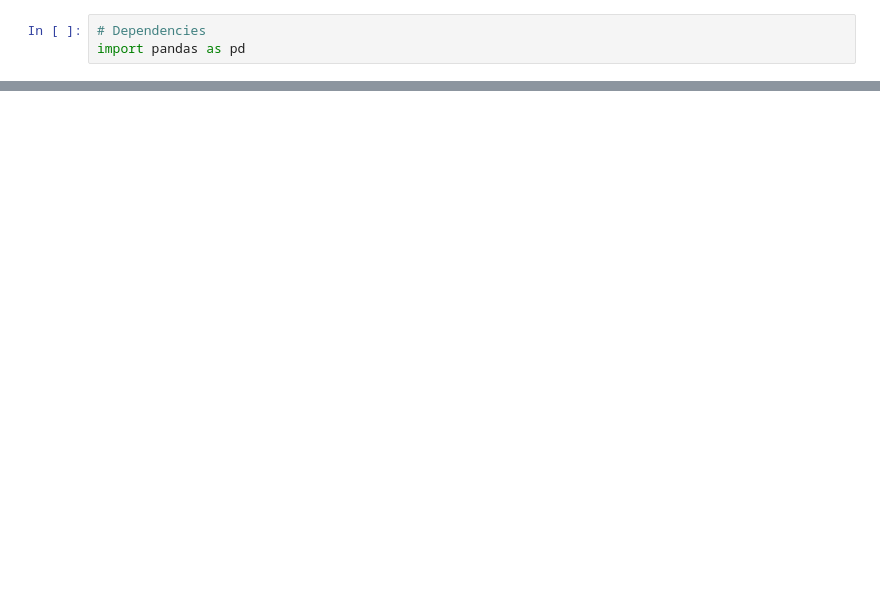
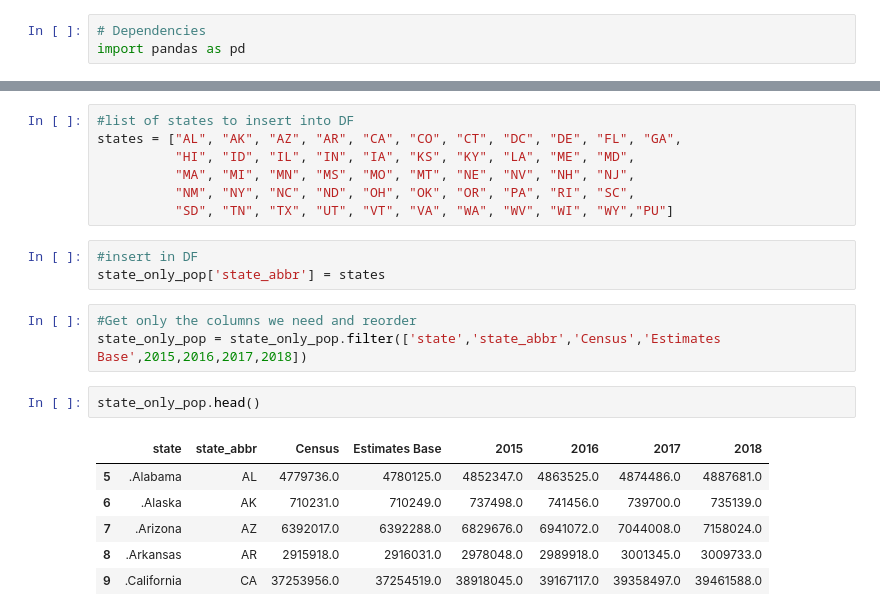
Before and after one commit to Rshn8411/ETL_project, a Jupyter notebook: Cleaning 2010-2019_Population_Data.ipynb, the cells around one changed output, grey strips where cells are left out. Saved outputs shown, nothing was run; the diff lists cells and outputs as text; blank space fills up the shorter version.

```diff
--- a/Cleaning 2010-2019_Population_Data.ipynb
+++ b/Cleaning 2010-2019_Population_Data.ipynb
@@ -28,0 +71,22 @@ population.dropna()
+# %%
+#list of states to insert into DF
+states = ["AL", "AK", "AZ", "AR", "CA", "CO", "CT", "DC", "DE", "FL", "GA",
+          "HI", "ID", "IL", "IN", "IA", "KS", "KY", "LA", "ME", "MD",
+          "MA", "MI", "MN", "MS", "MO", "MT", "NE", "NV", "NH", "NJ",
+          "NM", "NY", "NC", "ND", "OH", "OK", "OR", "PA", "RI", "SC",
+          "SD", "TN", "TX", "UT", "VT", "VA", "WA", "WV", "WI", "WY","PU"]
+# %%
+#insert in DF
+state_only_pop['state_abbr'] = states
+# %%
+#Get only the columns we need and reorder
+state_only_pop = state_only_pop.filter(['state','state_abbr','Census','Estimates Base',2015,2016,2017,2018])
+# %%
+state_only_pop.head()
+# %% [output]
+|  | state | state_abbr | Census | Estimates Base | 2015 | 2016 | 2017 | 2018 |
+| 5 | .Alabama | AL | 4779736.0 | 4780125.0 | 4852347.0 | 4863525.0 | 4874486.0 | 4887681.0 |
+| 6 | .Alaska | AK | 710231.0 | 710249.0 | 737498.0 | 741456.0 | 739700.0 | 735139.0 |
+| 7 | .Arizona | AZ | 6392017.0 | 6392288.0 | 6829676.0 | 6941072.0 | 7044008.0 | 7158024.0 |
+| 8 | .Arkansas | AR | 2915918.0 | 2916031.0 | 2978048.0 | 2989918.0 | 3001345.0 | 3009733.0 |
+| 9 | .California | CA | 37253956.0 | 37254519.0 | 38918045.0 | 39167117.0 | 39358497.0 | 39461588.0 |
```
Also changed, not shown: parts of 9 cells of this notebook, 1 other file.
